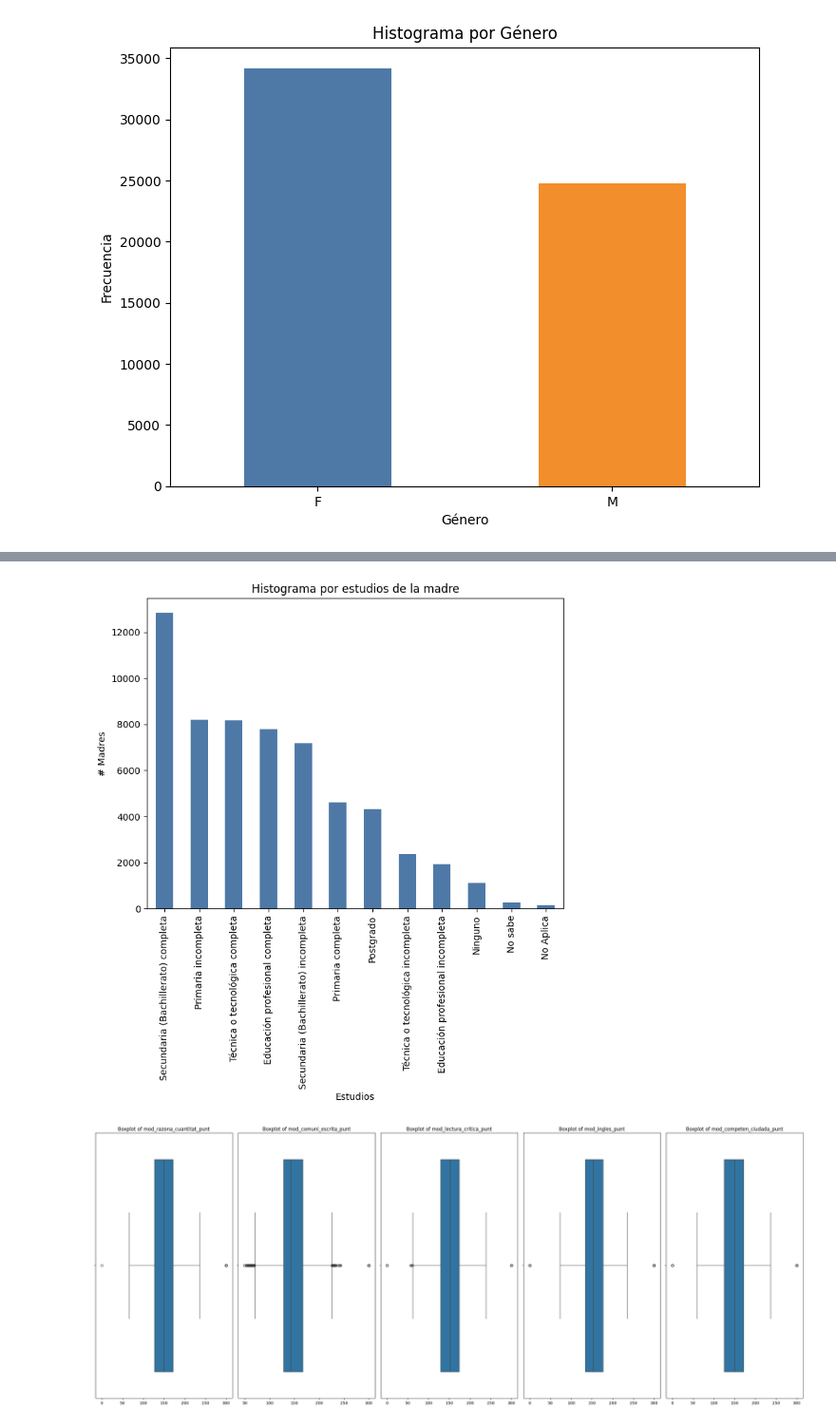
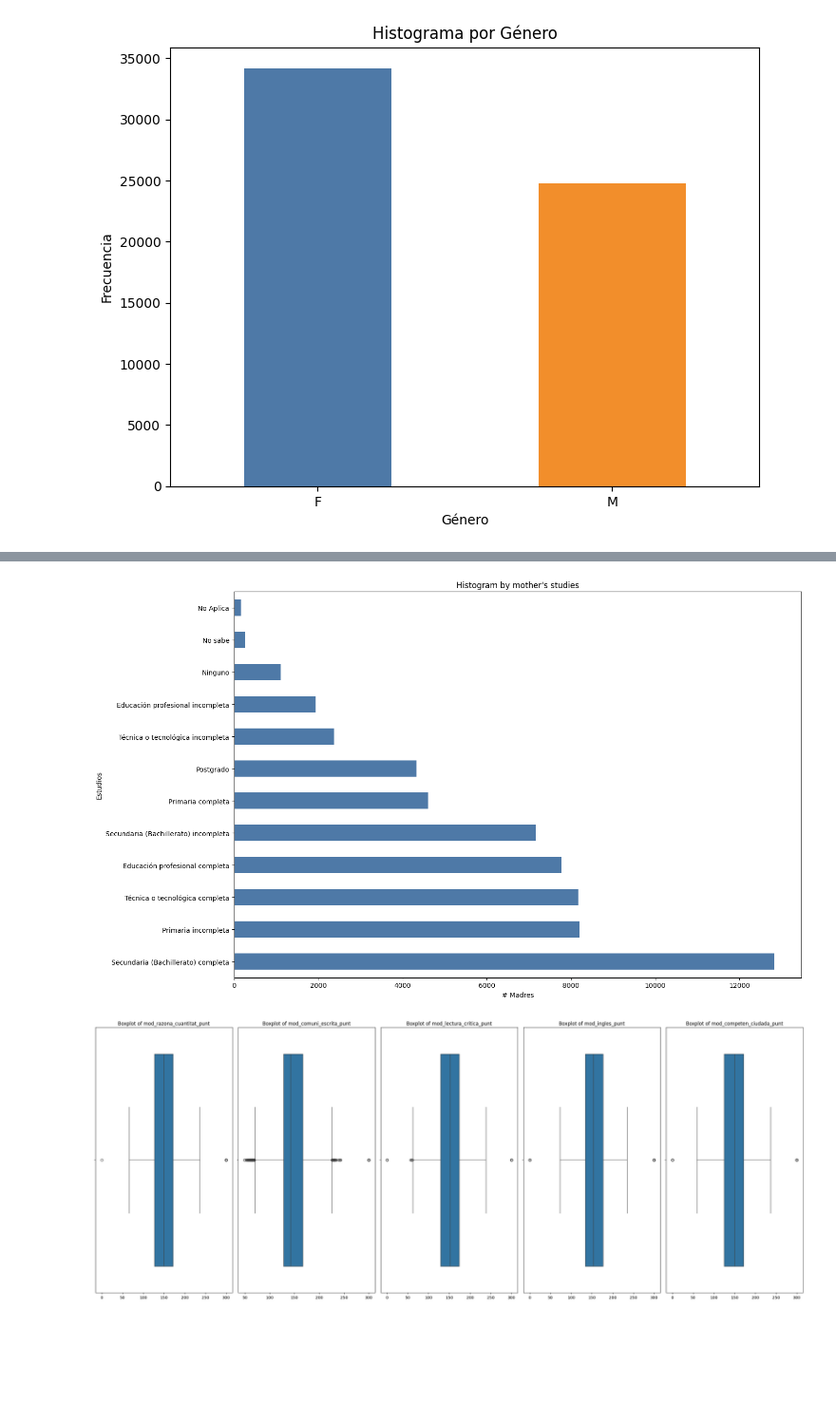
Before and after one commit to millerbarahona/Analisis-de-Datos, a Jupyter notebook: FinalProject/SaberProExamScoreEDA.ipynb, the cells around one changed output, grey strips where cells are left out. Shown at 95% size. Saved outputs shown, nothing was run; the diff lists cells and outputs as text; code cells hidden in the pictures; blank space fills up the shorter version.

```diff
--- a/FinalProject/SaberProExamScoreEDA.ipynb
+++ b/FinalProject/SaberProExamScoreEDA.ipynb
@@ -83,7 +83,21 @@ data.tail()
 # %%
 data.dropna(inplace=True)
 # %%
-cleanDf = data.drop(columns=['estu_pais_reside', 'estu_tipodocumento', 'periodo', 'estu_consecutivo', 'estu_depto_reside', 'estu_mcpio_reside', 'estu_coddane_cole_termino', 'inst_nombre_institucion', 'inst_caracter_academico', 'estu_inst_departamento', 'estu_inst_municipio','estu_nivel_prgm_academico', 'estu_depto_presentacion', 'estu_cod_mcpio_presentacion', 'estu_mcpio_presentacion', 'estu_snies_prgmacademico', 'estu_cole_termino', 'estu_estadoinvestigacion', 'estu_tipodocumentosb11', 'mod_comuni_escrita_desem'])
+columnas_a_mantener = [
+    "estu_genero",
+    "fami_educacionpadre",
+    "fami_tienecomputador",
+    "fami_tieneinternet",
+    "fami_tieneautomovil",
+    "fami_estratovivienda",
+    "fami_educacionmadre",
+    "mod_razona_cuantitat_punt",
+    "mod_comuni_escrita_punt",
+    "mod_lectura_critica_punt",
+    "mod_competen_ciudada_punt",
+    "mod_ingles_punt"]
+cleanDf = data[columnas_a_mantener]
+#cleanDf = data.drop(columns=['estu_pais_reside', 'estu_tipodocumento', 'periodo', 'estu_consecutivo', 'estu_depto_reside', 'estu_mcpio_reside', 'estu_coddane_cole_termino', 'inst_nombre_institucion', 'inst_caracter_academico', 'estu_inst_departamento', 'estu_inst_municipio','estu_nivel_prgm_academico', 'estu_depto_presentacion', 'estu_cod_mcpio_presentacion', 'estu_mcpio_presentacion', 'estu_snies_prgmacademico', 'estu_cole_termino', 'estu_estadoinvestigacion', 'estu_tipodocumentosb11', 'mod_comuni_escrita_desem', 'estu_fechanacimiento'])
 # %%
 cleanDf
 # %% [output]
@@ -159,14 +178,14 @@ plt.show()
 # %%
 count_estudios_madre = cleanDf['fami_educacionmadre'].value_counts()
-plt.figure(figsize=(8, 6))
-count_estudios_madre.plot(kind='bar', color=['#4e79a7'])
-plt.xlabel('Estudios')
-plt.ylabel('# Madres')
-plt.title('Histograma por estudios de la madre')
-plt.xticks(rotation=90)
+plt.figure(figsize=(15, 9))
+count_estudios_madre.plot(kind='barh', color=['#4e79a7'])
+plt.xlabel('# Madres')
+plt.ylabel('Estudios')
+plt.title('Histogram by mother\'s studies')
+plt.tight_layout()
 plt.show()
 # %% [output]
-[figure, old version]
+[figure, new version]
 # %%
 columnsScore= ['mod_razona_cuantitat_punt', 'mod_comuni_escrita_punt', 'mod_lectura_critica_punt', 'mod_ingles_punt', 'mod_competen_ciudada_punt']
 # %%
```
Also changed, not shown: parts of 6 cells of this notebook.
